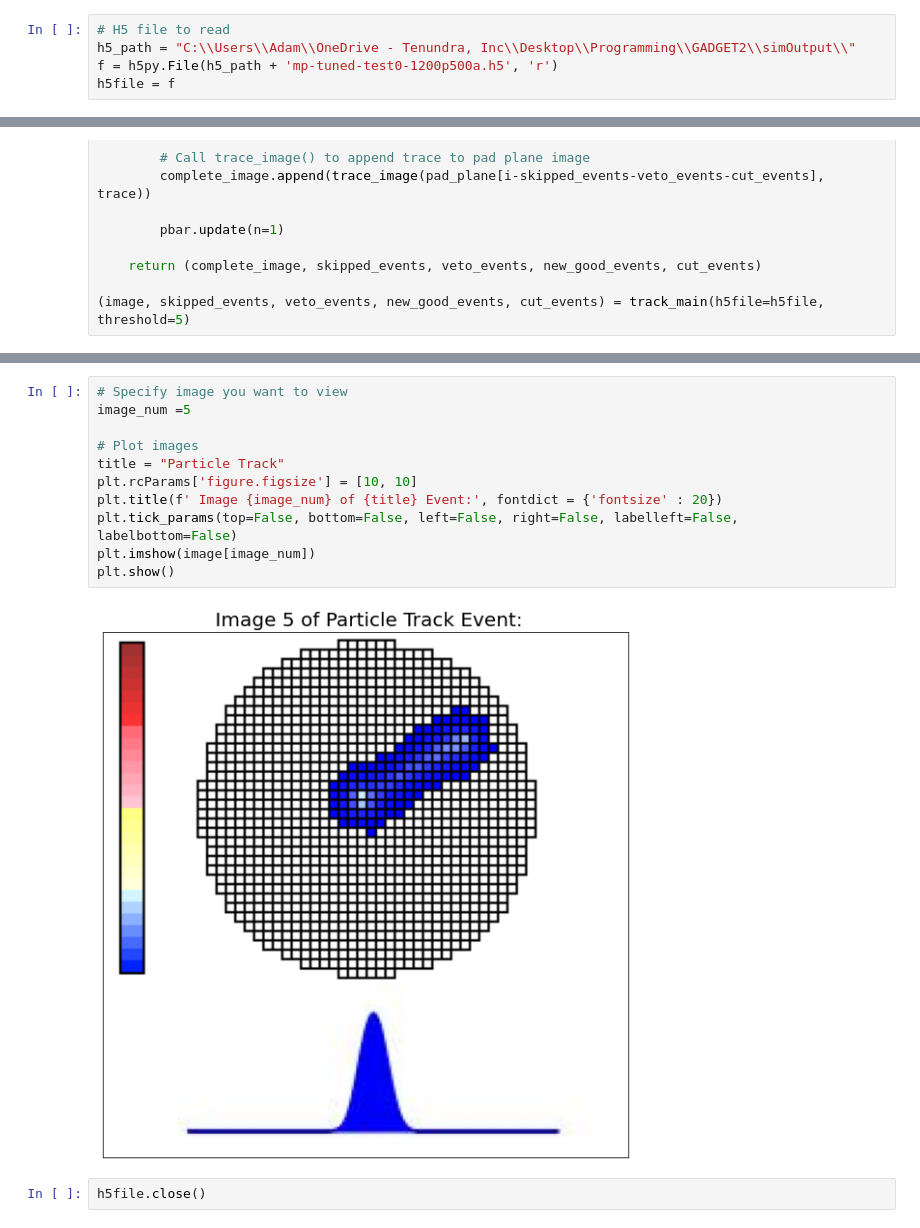
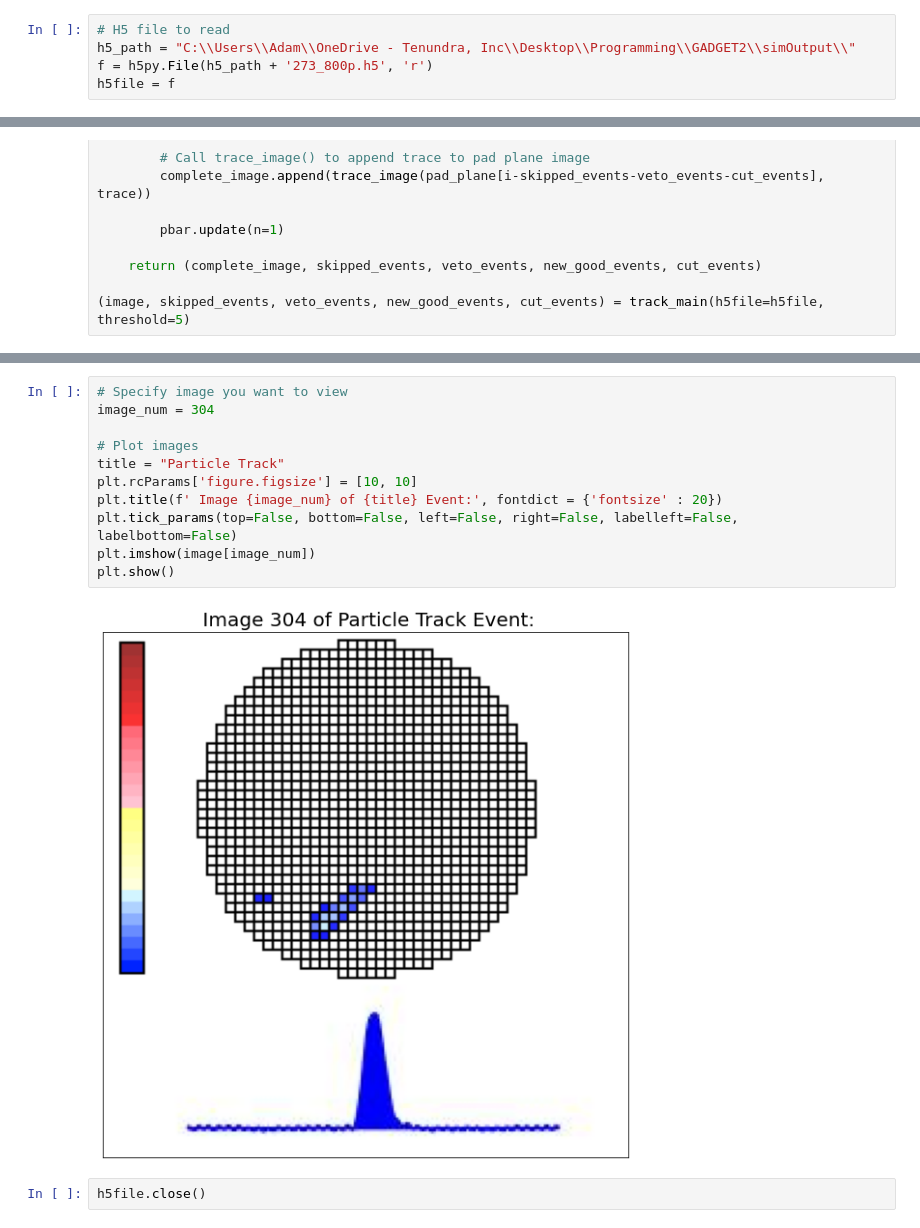
Before and after one commit to Jaros24/GAPA, a Jupyter notebook: Analysis/traces.ipynb, the cells around one changed output, grey strips where cells are left out. Saved outputs shown, nothing was run; the diff lists cells and outputs as text.

```diff
--- a/Analysis/traces.ipynb
+++ b/Analysis/traces.ipynb
@@ -15,7 +15,7 @@ from sklearn.cluster import DBSCAN
 # %%
 # H5 file to read
 h5_path = "C:\\Users\\Adam\\OneDrive - Tenundra, Inc\\Desktop\\Programming\\GADGET2\\simOutput\\"
-f = h5py.File(h5_path + 'mp-tuned-test0-1200p500a.h5', 'r')
+f = h5py.File(h5_path + '273_800p.h5', 'r')
 h5file = f
 # %%
 class HiddenPrints:
@@ -592,15 +592,15 @@ Index to use for next for batch: 49
 # %%
 # Specify image you want to view
-image_num =5
+image_num = 304
 
 # Plot images
 title = "Particle Track"
 plt.rcParams['figure.figsize'] = [10, 10]
 plt.title(f' Image {image_num} of {title} Event:', fontdict = {'fontsize' : 20})
 plt.tick_params(top=False, bottom=False, left=False, right=False, labelleft=False, labelbottom=False)
 plt.imshow(image[image_num])
 plt.show()
 # %% [output]
-[figure, old version]
+[figure, new version]
 # %%
 h5file.close()
```
Also changed, not shown: parts of 3 cells of this notebook, 5 other files.
